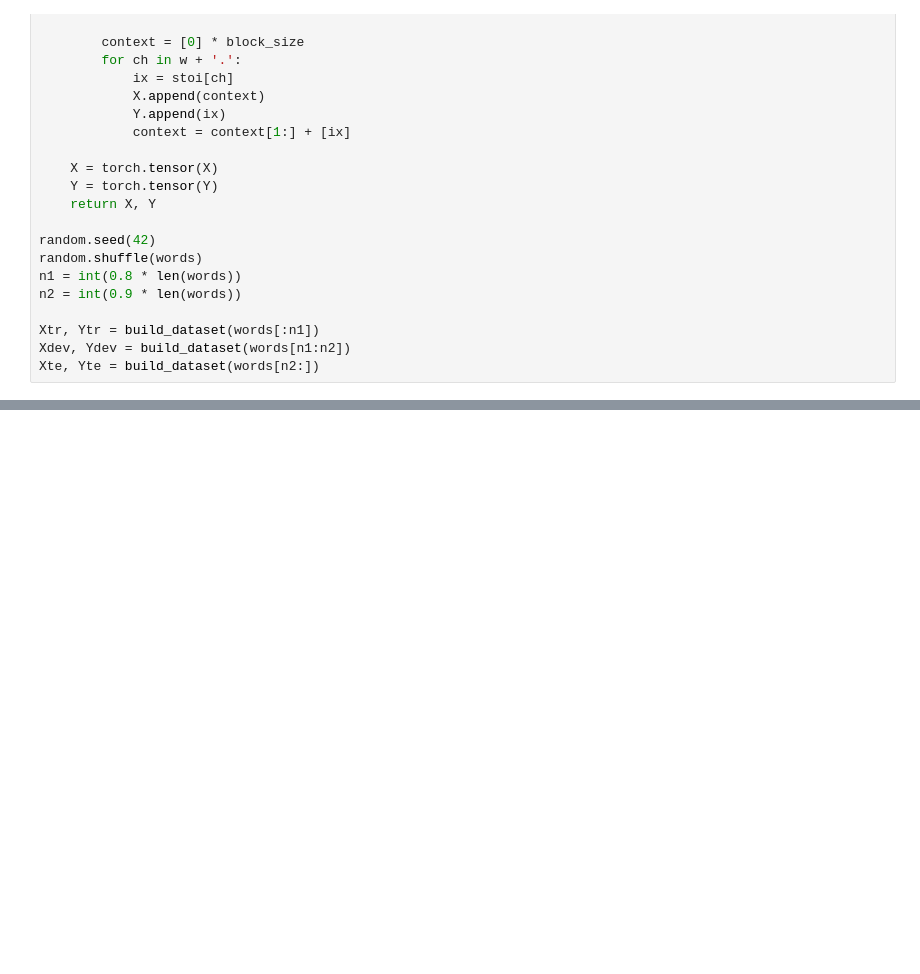
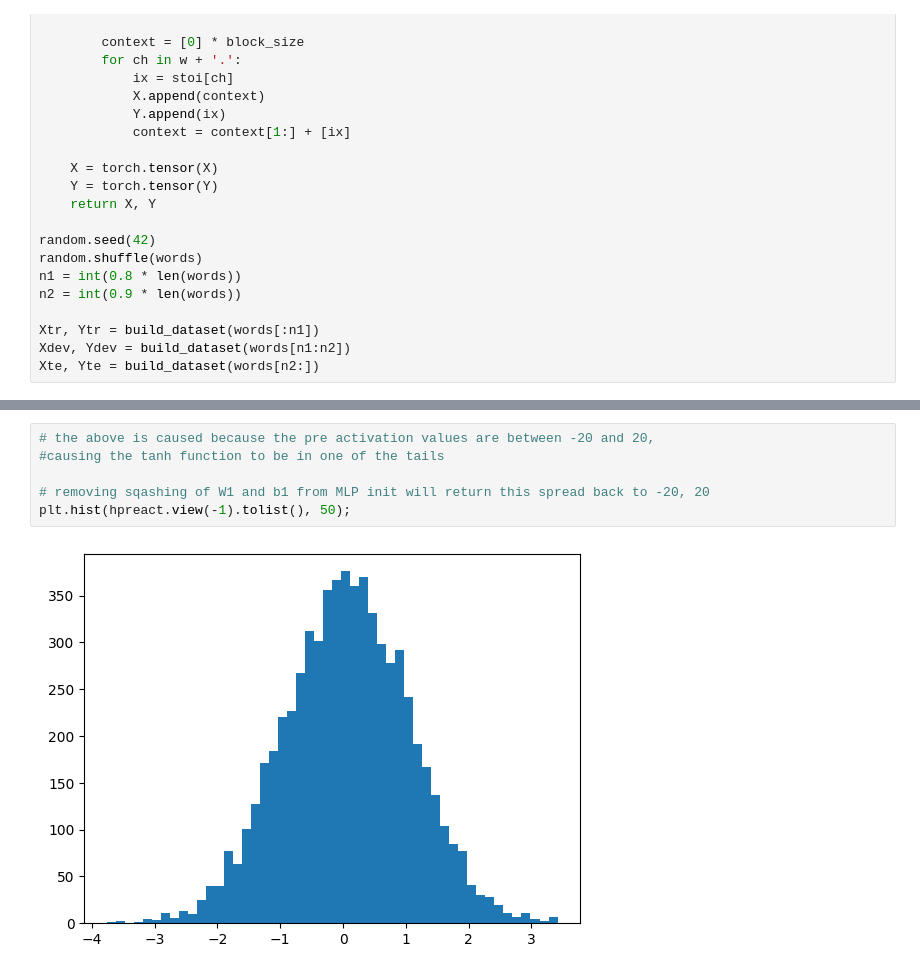
Before and after one commit to NJT5401/AI, a Jupyter notebook: Makemore/makemore pt.3.ipynb, the cells around one changed output, grey strips where cells are left out. Cells and saved outputs as stored; diff of their text form; blank space fills up the shorter version.

```diff
--- a/Makemore/makemore pt.3.ipynb
+++ b/Makemore/makemore pt.3.ipynb
@@ -156,0 +186,8 @@ plt.plot(lossi) # plots loss over steps
+# %%
+# the above is caused because the pre activation values are between -20 and 20,
+#causing the tanh function to be in one of the tails
+
+# removing sqashing of W1 and b1 from MLP init will return this spread back to -20, 20
+plt.hist(hpreact.view(-1).tolist(), 50);
+# %% [output]
+[figure, added]
```
Also changed, not shown: parts of 16 cells of this notebook.
